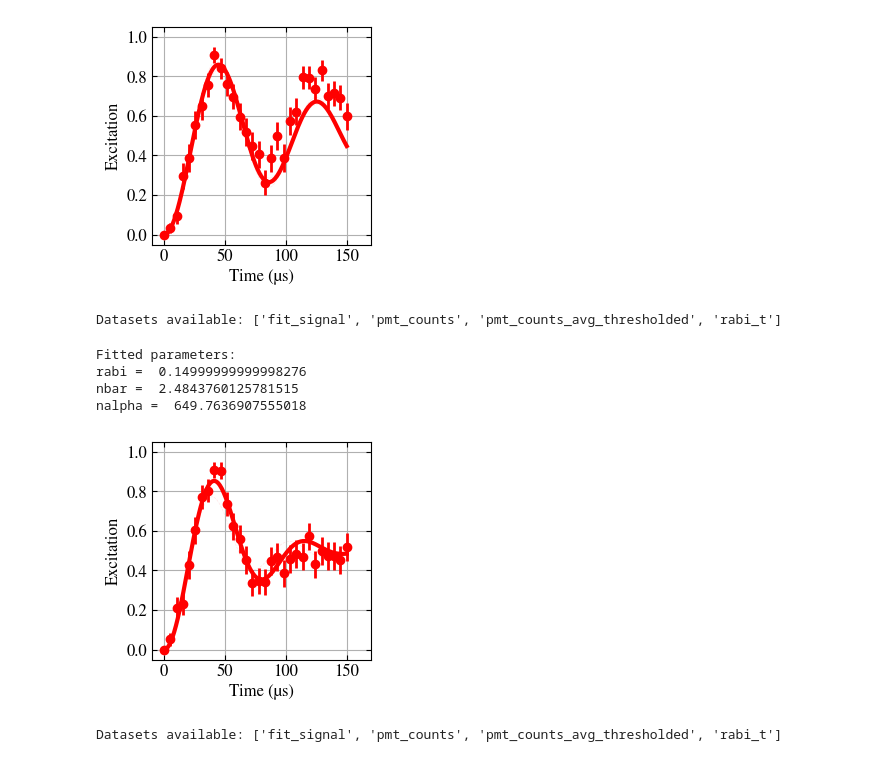
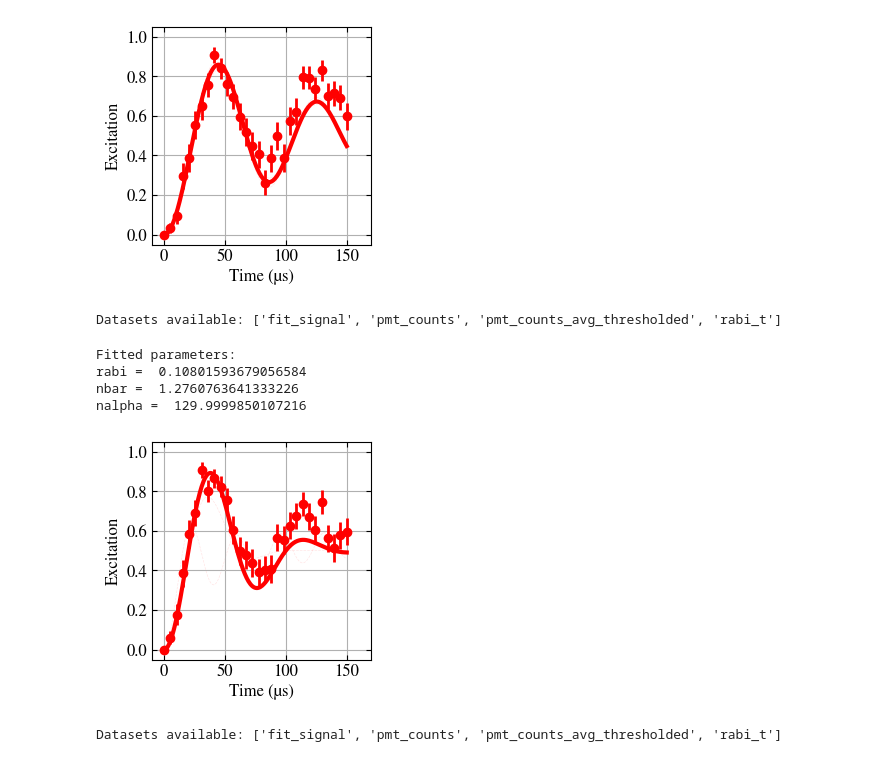
Before and after one commit to HaeffnerLab/Multiplexing, a Jupyter notebook: Shuttling 9-ion rabi 20250428.ipynb, the cells around one changed output. Drawn from its saved outputs; the diff is of its cells as text; code cells hidden in the pictures.

```diff
--- a/Shuttling 9-ion rabi 20250428.ipynb
+++ b/Shuttling 9-ion rabi 20250428.ipynb
@@ -5638,7 +5639,7 @@ nalpha =  475.5674600400671
 [figure]
 # %%
 '''Shuttling data with 4.761 kHz shuttling speed'''
-N_0 = 500
+N_0 = 300
 
 # Wrapper for curve_fit
 def fit_model(time, rabi_0_fit, nbar_fit, nalpha_fit):
@@ -5649,8 +5650,8 @@ n_samples = 50
 # Specify the data path and file details
 data_path = "/Users/QUBIT/Library/CloudStorage/OneDrive-Personal/UCB STUDY/Research/Multiplexing/artiq_working_dir - 20240329/"
 date = "2024-10-27/"
-index = "19"
-number = 30426
+index = "20"
+number = 30524
 
 rabi_t, pmt_counts_avg_thresholded, times = file_loading(data_path, date, index, number)
 rabi_t = np.array(rabi_t)  # Convert list to numpy array if not already
@@ -5671,7 +5672,7 @@ pmt_counts_avg_thresholded = pmt_counts_avg_thresholded / np.max(pmt_counts_avg_
 # Initial guesses
 # initial_guess = [0.09832203238100552, 0, 100]  # [rabi, nbar, nalpha]
 # bounds = ((0.05, 0, 0), (0.15, 30, 1))  # Modified upper bound for nalpha to 5
-bounds = ((0.02, 0, 1), (0.15, 23, 1000))
+bounds = ((0.05, 0, 40), (0.11, 15, 130))
 # bounds = ((0.0, 0, 0), (0.15, np.inf, np.inf))
 # Initial guess is the center of the bounds
 initial_guess = [(bounds[0][0] + bounds[1][0]) / 2, (bounds[0][1] + bounds[1][1]) / 2, (bounds[0][2] + bounds[1][2]) / 2]
@@ -5714,37 +5715,37 @@ np.save("./data/save_rabi_t_shuttling_static_simulation.npy", time)
 np.save("./data/save_pmt_counts_avg_thresholded_shuttling_static_simulation.npy", results)
 
 rabi_t = np.load("./data/save_rabi_t_shuttling_static.npy")
 pmt_counts_avg_thresholded = np.load("./data/save_pmt_counts_avg_thresholded_shuttling_static.npy")
 time = np.load("./data/save_rabi_t_shuttling_static_simulation.npy")
 results = np.load("./data/save_pmt_counts_avg_thresholded_shuttling_static_simulation.npy")
 
 # Plotting
 plt.figure(figsize=(2.83, 2.83))
 errorbar = np.sqrt(pmt_counts_avg_thresholded * (1 - pmt_counts_avg_thresholded)) / np.sqrt(n_samples)
 plt.errorbar(rabi_t[:], pmt_counts_avg_thresholded[:], yerr=errorbar[:], fmt='o', c='red', lw=2, zorder=2, label='Data')
 # plt.scatter(rabi_t[:], pmt_counts_avg_thresholded[:], c='red', s=30, zorder=2, label='Data')
 # plt.errorbar(rabi_t[:], pmt_counts_avg_thresholded[:], yerr=errorbar[:], fmt='o', c='C0', lw=1, zorder=2, label='Data')
 plt.plot(time, results[1], c='red', lw=3, zorder=3, label=f'$\\bar{{n}}_{{th}} = {np.average(nbars):.1f} \\pm {(np.average(nbars) - nbars[0]):.1f}$')
 plt.plot(time, results[0], '--', c='red', lw=0.5, zorder=1, alpha=0.1)
 plt.plot(time, results[2], '--', c='red', lw=0.5, zorder=1, alpha=0.1)
 # plt.fill_between(time, results[0], results[2], color='red', alpha=0.3)
 # plt.title('9-ion rabi oscillation after half speed shuttling', fontdict={'family': 'STIXGeneral', 'size': 12})
 plt.xlabel(r'Time (µs)', fontdict={'family': 'STIXGeneral', 'size': 12})
 plt.ylabel(r'Excitation', fontdict={'family': 'STIXGeneral', 'size': 12})
 plt.ylim(-0.05, 1.05)
 plt.xlim(-10, 170)
 # plt.legend(loc='lower right')
 # plt.legend()
 plt.grid(True)
 plt.savefig('./outputs/shuttling/Rabi_9_ions_no_shuttling.pdf', format='pdf', bbox_inches='tight')
 plt.show()
 # %% [output]
 Datasets available: ['fit_signal', 'pmt_counts', 'pmt_counts_avg_thresholded', 'rabi_t']
 Fitted parameters:
-rabi =  0.14999999999998276
-nbar =  2.4843760125781515
-nalpha =  649.7636907555018
+rabi =  0.10801593679056584
+nbar =  1.2760763641333226
+nalpha =  129.9999850107216
-[figure, old version]
+[figure, new version]
 # %%
 '''Shuttling data with 4.761 kHz shuttling speed'''
 N_0 = 500
```
Also changed, not shown: parts of 3 cells of this notebook, 10 other files.
